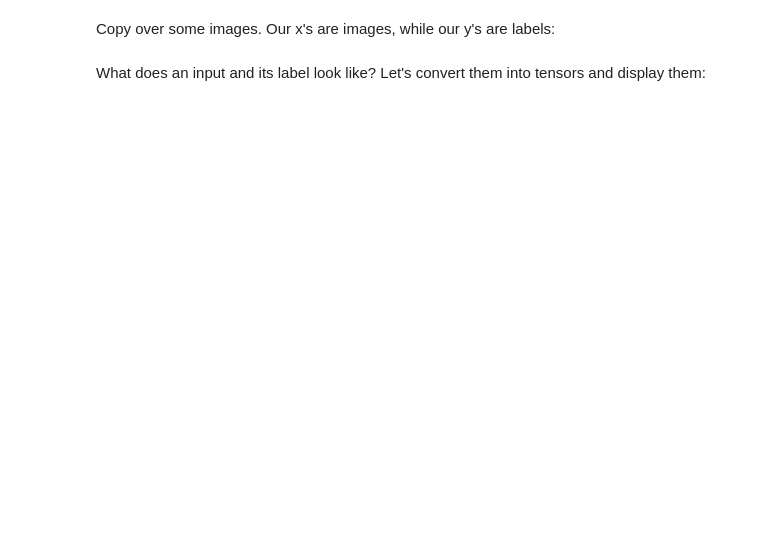
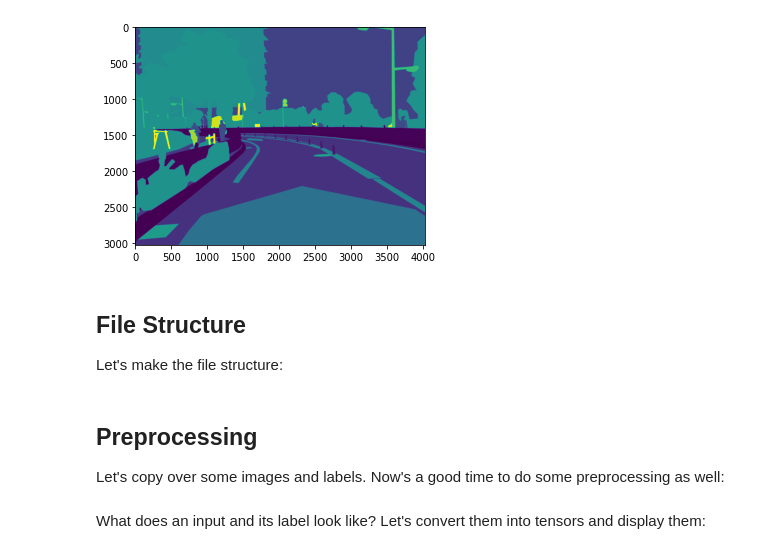
Before and after one commit to lenny-z/csci-s89-final-project, a Jupyter notebook: Final Project.ipynb, the cells around one changed output. Saved outputs shown, nothing was run; the diff lists cells and outputs as text; code cells hidden in the pictures; blank space fills up the shorter version.

```diff
--- a/Final Project.ipynb
+++ b/Final Project.ipynb
@@ -35,3 +39,36 @@ Make the file structure:
+# %%
+import json
+import numpy as np
+from keras import layers
+import tensorflow as tf
+
+fig_width = 7.5
+
+config_file = open('data/config_v2.0.json')
+config = json.load(config_file)
+cats_to_colors = list(map(lambda x: x['color'], config['labels']))
+
+def to_cats(colors):
+    cats = np.zeros((colors.shape[-3], colors.shape[-2]))
+
+    for i in range(len(cats_to_colors)):
+        color = cats_to_colors[i]
+        mask = np.all(label == color, axis=-1)
+        cats[mask] = i
+
+    return cats.astype(int)
+
+label = get_first(train_y_src_dir)
+label = utils.img_to_array(label)
+label = to_cats(label)
+
+plt.imshow(label)
+plt.show()
+# %% [output]
+[figure, added]
+# %% [markdown]
+## File Structure
+Let's make the file structure:
 # %%
 import shutil
 
@@ -64,7 +101,8 @@ val_y_dir = sub_dir(val_dir, 'y')
 
 test_dir = sub_dir(base_dir, 'test')
 # %% [markdown]
-Copy over some images. Our x's are images, while our y's are labels:
+## Preprocessing
+Let's copy over some images and labels. Now's a good time to do some preprocessing as well:
 # %%
 import random
 
```
Also changed, not shown: parts of 8 cells of this notebook.
